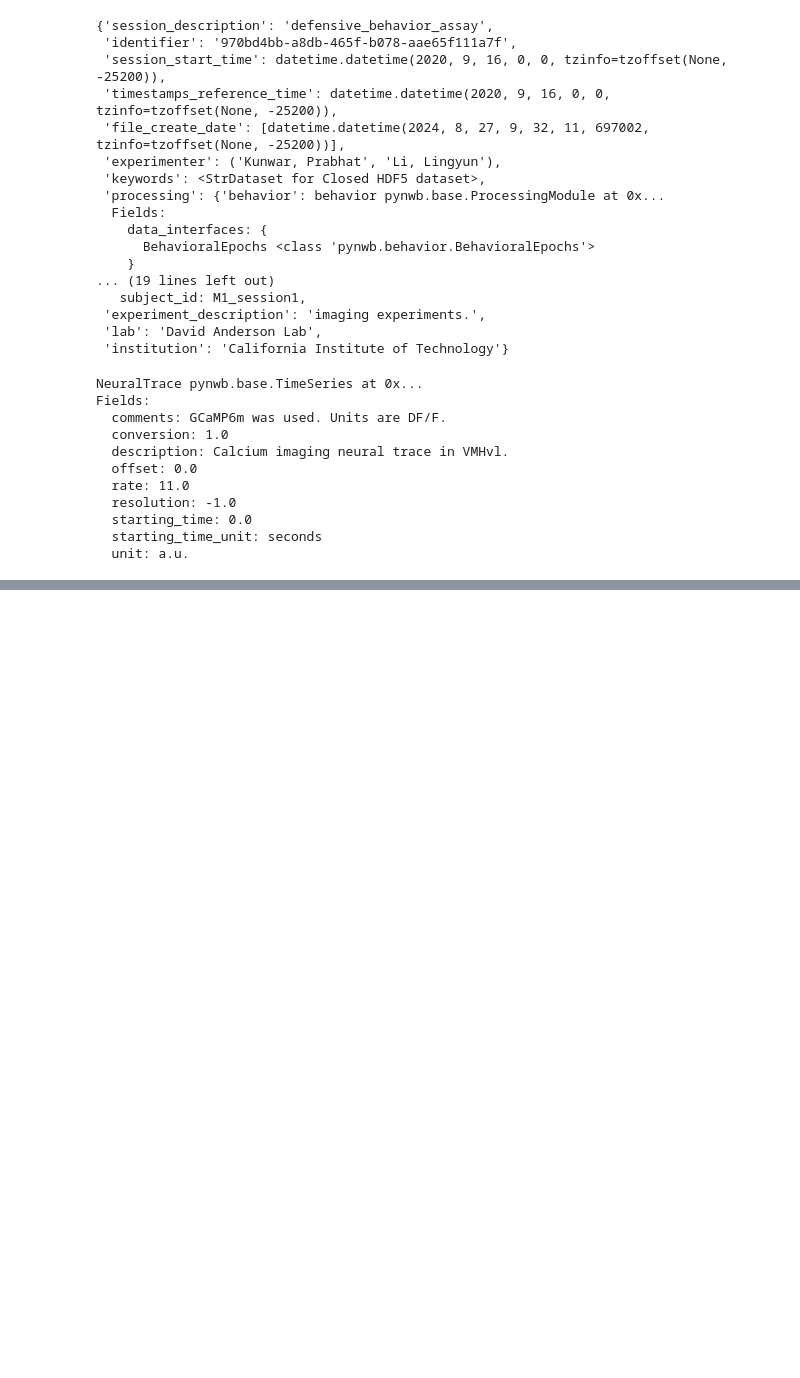
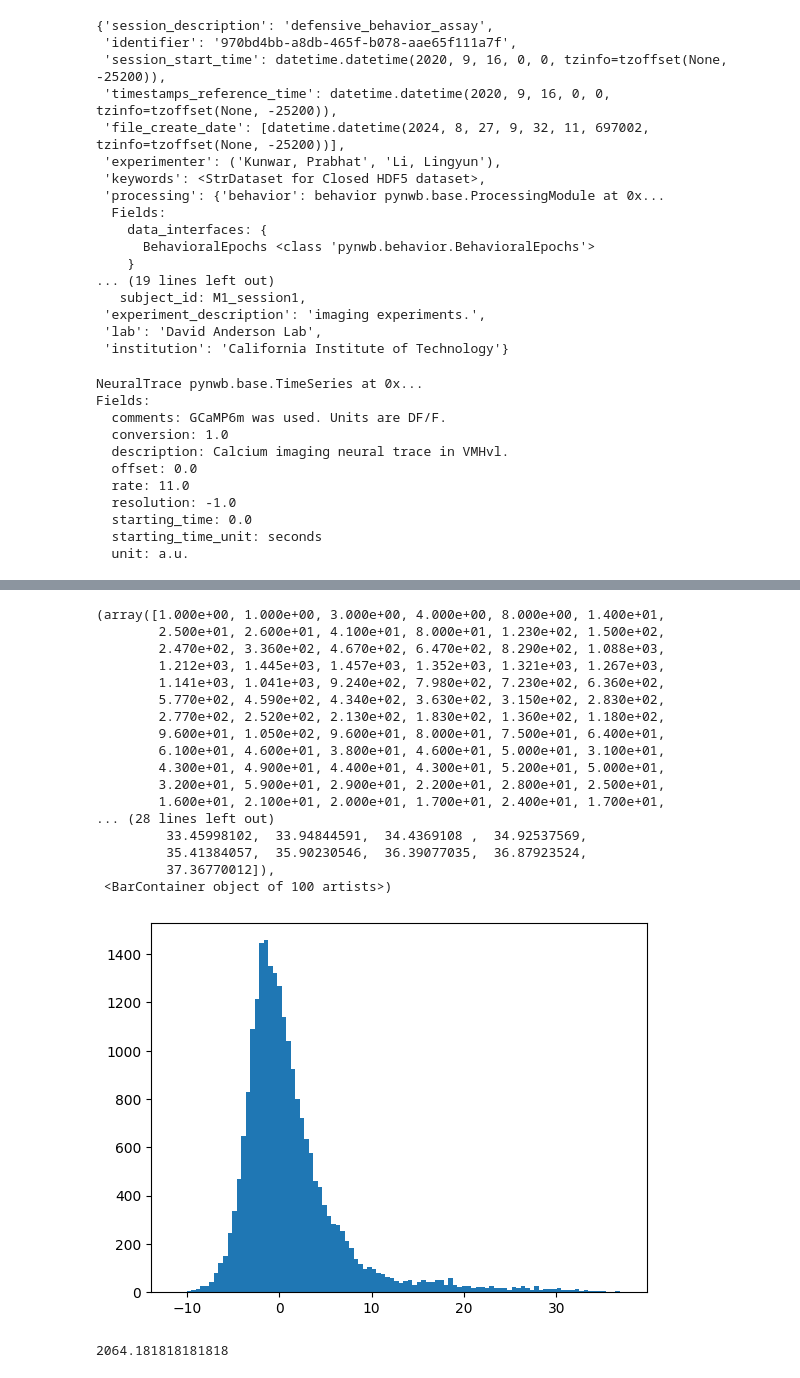
Before and after one commit to mariakesa/NeuroGarage, a Jupyter notebook: hypothalamus_code/exploratory.ipynb, the cells around one changed output, grey strips where cells are left out. Cells and saved outputs as stored; diff of their text form; code cells hidden in the pictures; blank space fills up the shorter version.

```diff
--- a/hypothalamus_code/exploratory.ipynb
+++ b/hypothalamus_code/exploratory.ipynb
@@ -107,0 +125,25 @@ plt.plot(data[:,0])
+# %%
+plt.hist(data[:,7],bins=100)
+# %% [output]
+(array([1.000e+00, 1.000e+00, 3.000e+00, 4.000e+00, 8.000e+00, 1.400e+01,
+        2.500e+01, 2.600e+01, 4.100e+01, 8.000e+01, 1.230e+02, 1.500e+02,
+        2.470e+02, 3.360e+02, 4.670e+02, 6.470e+02, 8.290e+02, 1.088e+03,
+        1.212e+03, 1.445e+03, 1.457e+03, 1.352e+03, 1.321e+03, 1.267e+03,
+        1.141e+03, 1.041e+03, 9.240e+02, 7.980e+02, 7.230e+02, 6.360e+02,
+        5.770e+02, 4.590e+02, 4.340e+02, 3.630e+02, 3.150e+02, 2.830e+02,
+        2.770e+02, 2.520e+02, 2.130e+02, 1.830e+02, 1.360e+02, 1.180e+02,
+        9.600e+01, 1.050e+02, 9.600e+01, 8.000e+01, 7.500e+01, 6.400e+01,
+        6.100e+01, 4.600e+01, 3.800e+01, 4.600e+01, 5.000e+01, 3.100e+01,
+        4.300e+01, 4.900e+01, 4.400e+01, 4.300e+01, 5.200e+01, 5.000e+01,
+        3.200e+01, 5.900e+01, 2.900e+01, 2.200e+01, 2.800e+01, 2.500e+01,
+        1.600e+01, 2.100e+01, 2.000e+01, 1.700e+01, 2.400e+01, 1.700e+01,
+... (28 lines left out)
+         33.45998102,  33.94844591,  34.4369108 ,  34.92537569,
+         35.41384057,  35.90230546,  36.39077035,  36.87923524,
+         37.36770012]),
+ <BarContainer object of 100 artists>)
+[figure, added]
+# %%
+data.shape[0]/11
+# %% [output]
+2064.181818181818
```
Also changed, not shown: parts of 6 cells of this notebook, 5 other files.
